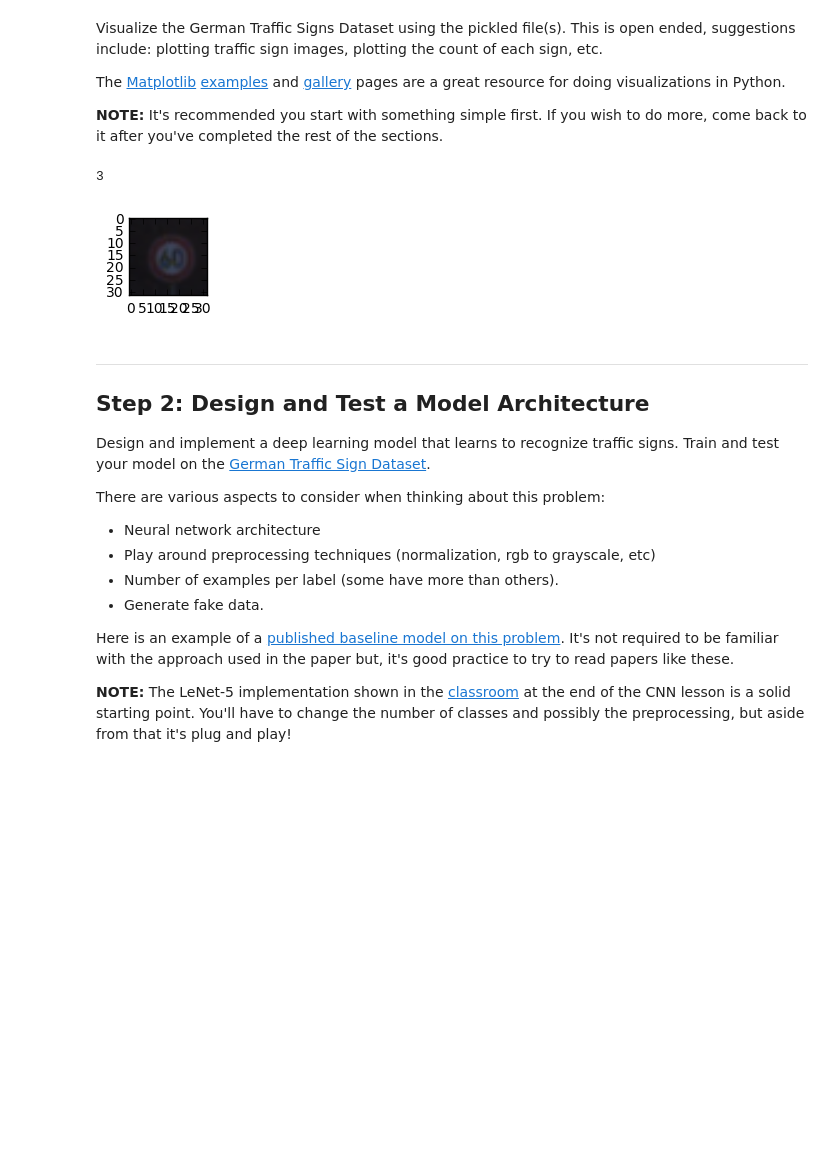
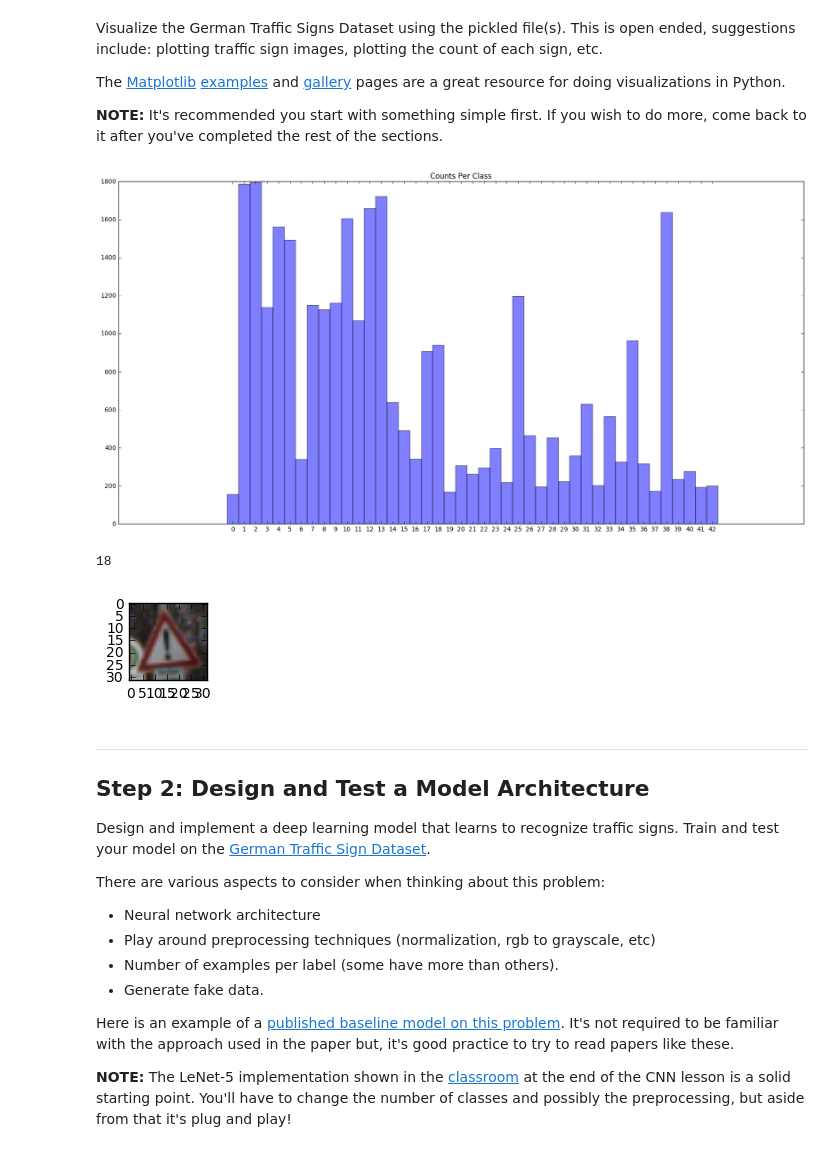
Before and after one commit to dtraskas/CarND-Traffic-Sign-Classifier-Project, a Jupyter notebook: Traffic_Sign_Classifier.ipynb, the cells around one changed output. Saved outputs shown, nothing was run; the diff lists cells and outputs as text; code cells hidden in the pictures; blank space fills up the shorter version.

```diff
--- a/Traffic_Sign_Classifier.ipynb
+++ b/Traffic_Sign_Classifier.ipynb
@@ -94,22 +94,30 @@ The [Matplotlib](http://matplotlib.org/) [examples](http://matplotlib.org/exampl
 # %%
 ### Data exploration visualization goes here.
 ### Feel free to use as many code cells as needed.
 import matplotlib.pyplot as plt
 import random
 import numpy as np
 
-# Visualizations will be shown in the notebook.
 %matplotlib inline
+
+unique, counts = np.unique(y_train, return_counts=True)
+result = dict(zip(unique, counts))
+plt.figure(figsize=(20,10))
+plt.bar(range(len(result)), result.values(), align='center', width=1, alpha=0.5)
+plt.xticks(range(len(result)), list(result.keys()))
+plt.title("Counts Per Class")
+plt.show()
 
 index = random.randint(0, len(X_train))
 image = X_train[index].squeeze()
 
 plt.figure(figsize=(1,1))
 plt.imshow(image, cmap="gray")
 print(y_train[index])
 # %% [output]
+[figure, new version]
-3
+18
-[figure, old version]
+[figure, added]
 # %% [markdown]
 ----
 
```
Also changed, not shown: parts of 9 cells of this notebook, 4 other files.
